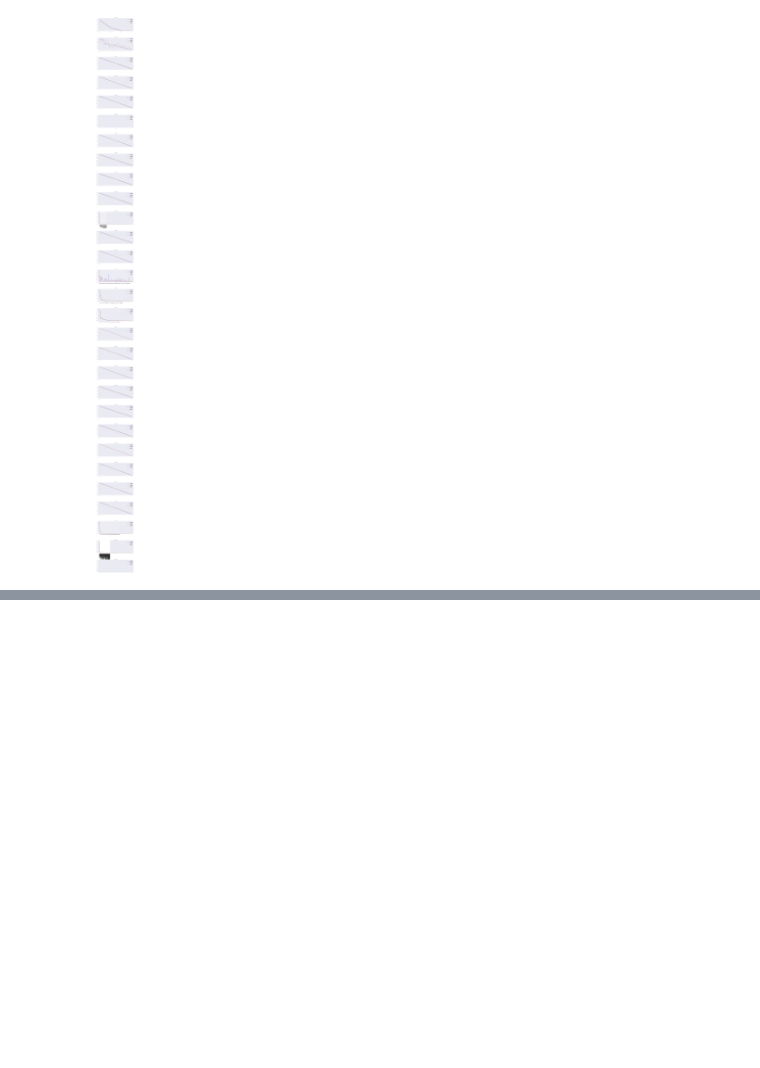
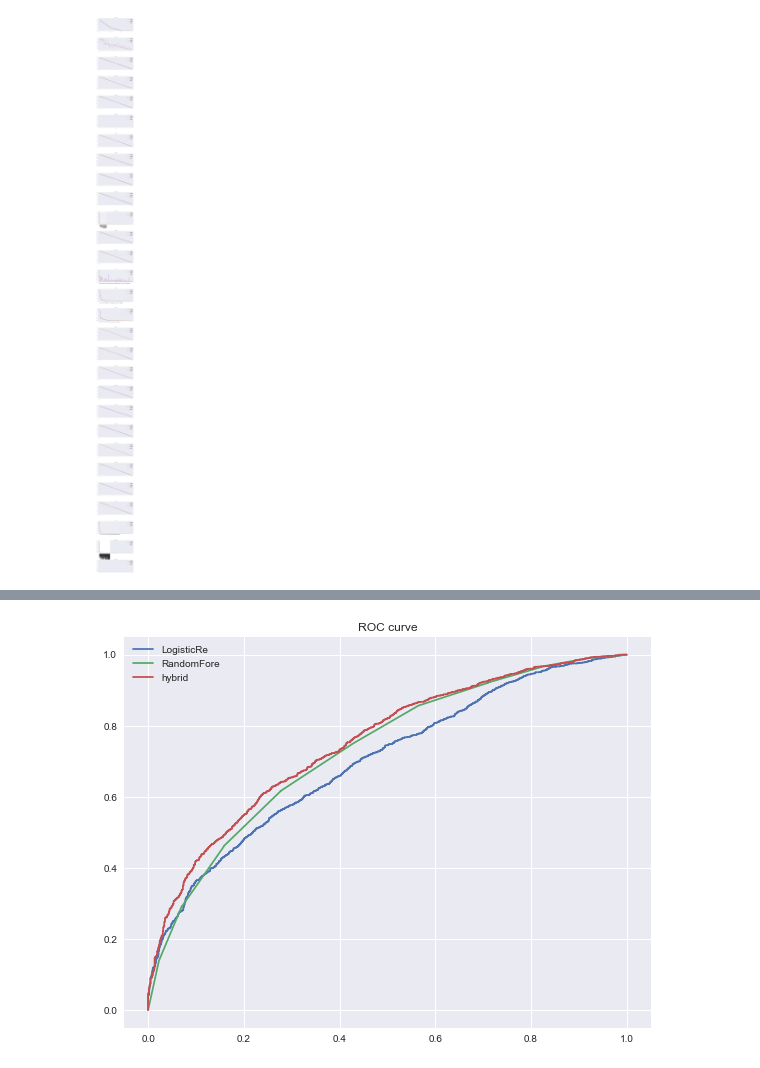
Before and after one commit to bacumin/stop_frisk_exp, a Jupyter notebook: stop_frisk.ipynb, the cells around one changed output, grey strips where cells are left out. Cells and saved outputs as stored; diff of their text form; code cells hidden in the pictures; blank space fills up the shorter version.

Commit message:
built 2 models, validated

```diff
--- a/stop_frisk.ipynb
+++ b/stop_frisk.ipynb
@@ -358,0 +437,3 @@ features=['inout', 'trhsloc', 'typeofid', 'explnstp']
+# %%
+for x,y in zip(X_enc.columns, lr.coef_[0]):
+    print(x, y)
@@ -358,0 +460,31 @@ features=['inout', 'trhsloc', 'typeofid', 'explnstp']
+# %%
+#ROC curve - function can still be improved (get better label)
+def graph_roc_funcs(expected, models=[], hybrid=False):
+    fig,ax=plt.subplots(1, 1, figsize=(8,6))
+    fig.tight_layout(h_pad=10.0)
+    ax.set_title('ROC curve')
+
+    for mod,i in zip(models, range(len(models))):
+        label=str(mod)[0:10]
+        pr=mod.predict_proba(X_test)
+        predict_prob=[x[1] for x in pr]
+        tupl=sklearn.metrics.roc_curve(expected, predict_prob)
+        lis=[list(x) for x in tupl]
+        ax.plot(lis[0], lis[1], label=label)
+
+        if hybrid and i==0:
+            prs=predict_prob
+        else:
+            prs=[x+y for x,y in zip(prs,predict_prob)]
+
+    if hybrid:
+        prs=[x/len(models) for x in prs]
+        tupl=sklearn.metrics.roc_curve(expected, prs)
+        lis=[list(x) for x in tupl]
+        ax.plot(lis[0], lis[1], label='hybrid')
+
+    ax.legend()
+# %%
+graph_roc_funcs(expected, models=[lr, rf], hybrid=True)
+# %% [output]
+[figure, added]
```
Also changed, not shown: parts of 69 cells of this notebook, 4 other files.
